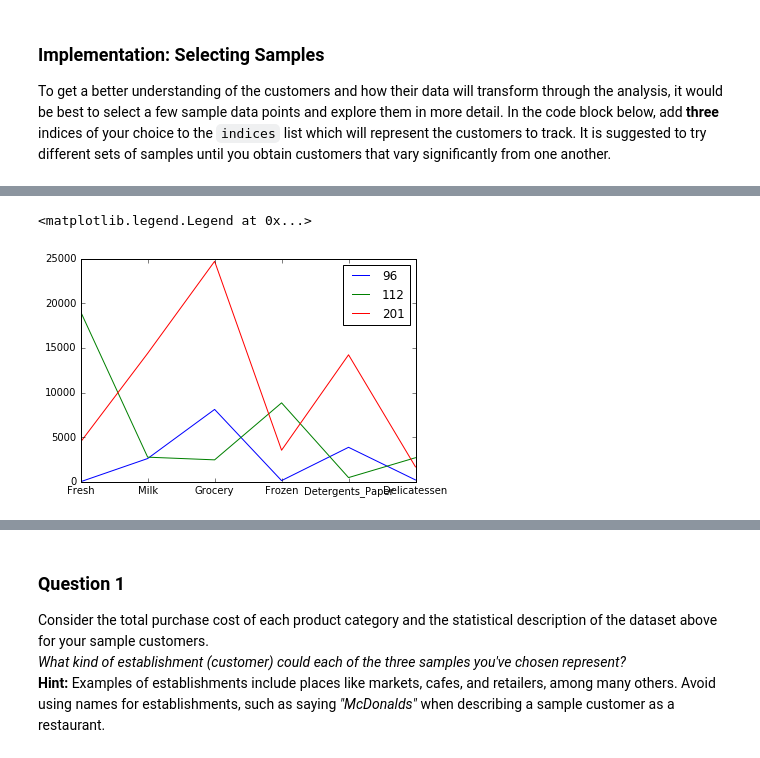
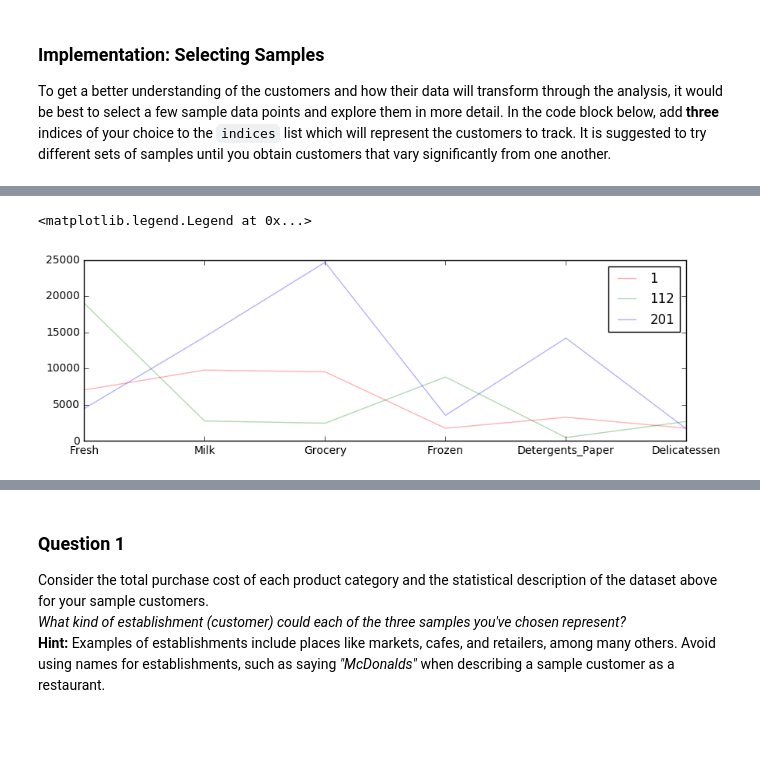
Before and after one commit to andrewwilson/mlnd, a Jupyter notebook: Project3-creating-customer-segments/customer_segments.ipynb, the cells around one changed output, grey strips where cells are left out. Drawn from its saved outputs; the diff is of its cells as text; code cells hidden in the pictures; blank space fills up the shorter version.

```diff
--- a/Project3-creating-customer-segments/customer_segments.ipynb
+++ b/Project3-creating-customer-segments/customer_segments.ipynb
@@ -69,3 +69,14 @@ pd.scatter_matrix(data,figsize=(12,8));
 # %% [markdown]
 ### Implementation: Selecting Samples
 To get a better understanding of the customers and how their data will transform through the analysis, it would be best to select a few sample data points and explore them in more detail. In the code block below, add **three** indices of your choice to the `indices` list which will represent the customers to track. It is suggested to try different sets of samples until you obtain customers that vary significantly from one another.
+# %%
+# TODO: Select three indices of your choice you wish to sample from the dataset
+indices = [1,112,201]
+
+# Create a DataFrame of the chosen samples
+samples = pd.DataFrame(data.loc[indices], columns = data.keys()).reset_index(drop = True)
+print "Chosen samples of wholesale customers dataset:"
+
+samples['total_cost'] = samples.sum(axis=1)
+display(samples)
+del samples['total_cost']
@@ -72,8 +94,8 @@ To get a better understanding of the customers and how their data will transform
 # %%
 import matplotlib.pyplot as plt
-for idx in [96,112,201]:
-    data.loc[idx].plot(label=str(idx))
+for idx,col in zip(indices, ['red', 'green','blue']):
+    data.loc[idx].plot(label=str(idx), kind='line', alpha=0.3, color=col, figsize=(10,3))
 plt.legend()
 # %% [output]
 <matplotlib.legend.Legend at 0x...>
-[figure, old version]
+[figure, new version]
```
Also changed, not shown: parts of 30 cells of this notebook, 1 other file.
